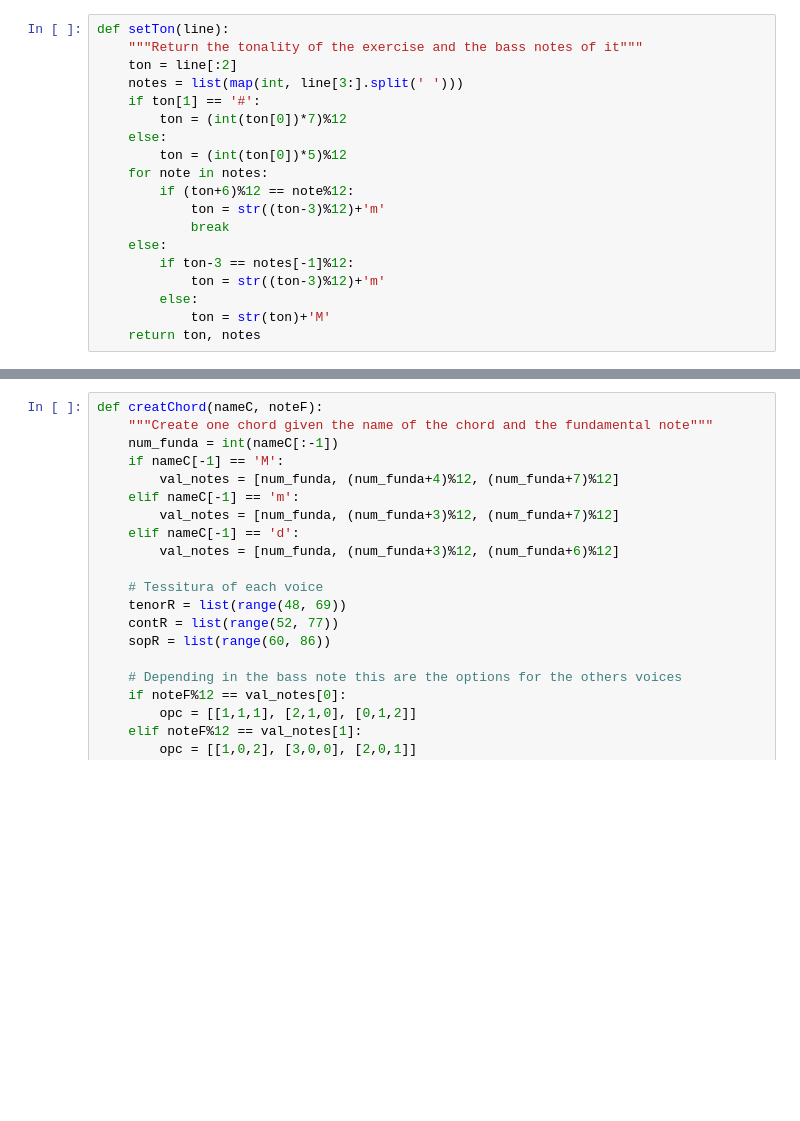
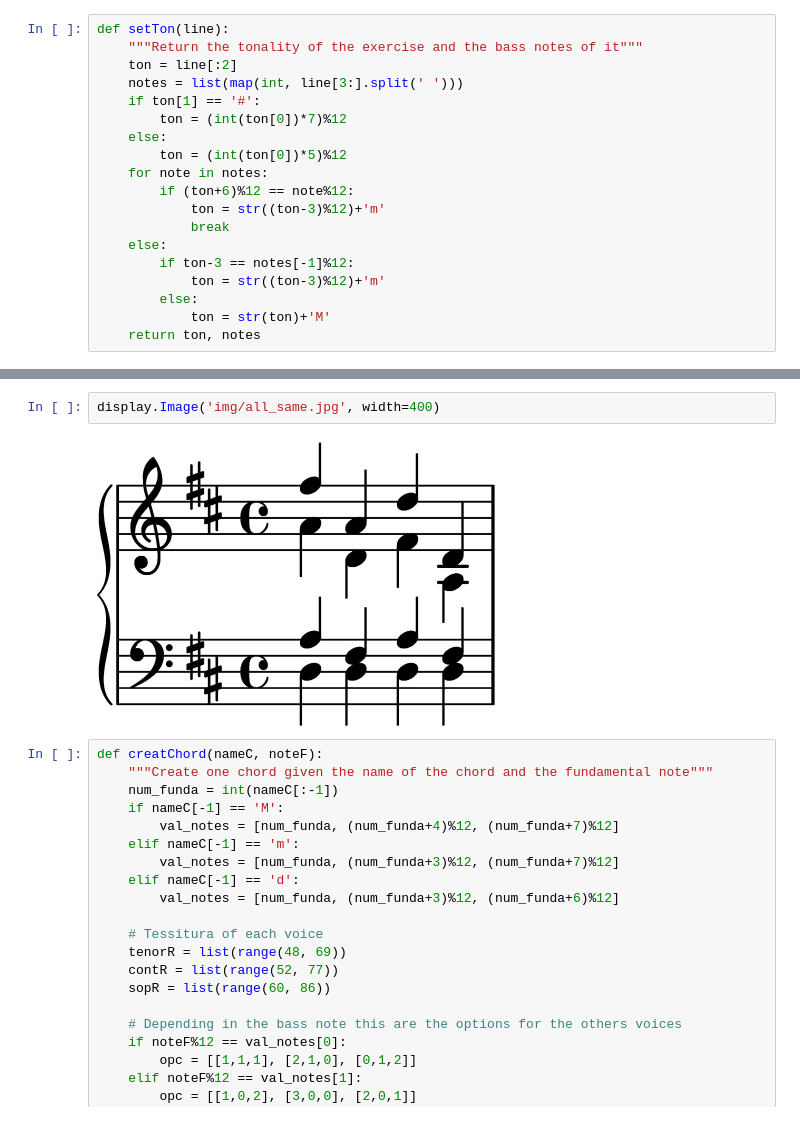
Before and after one commit to schiob/schiob.github.io, a Jupyter notebook: content/programming/Genetic_Chords-Copy1.ipynb, the cells around one changed output, grey strips where cells are left out. Saved outputs shown, nothing was run; the diff lists cells and outputs as text; blank space fills up the shorter version.

```diff
--- a/content/programming/Genetic_Chords-Copy1.ipynb
+++ b/content/programming/Genetic_Chords-Copy1.ipynb
@@ -94,3 +102,7 @@ For example all these chords are D major and have the same bass
+# %%
+display.Image('img/all_same.jpg', width=400)
+# %% [output]
+[figure, added]
 # %%
 def creatChord(nameC, noteF):
     """Create one chord given the name of the chord and the fundamental note"""
```
Also changed, not shown: parts of 9 cells of this notebook, 1 other file.
